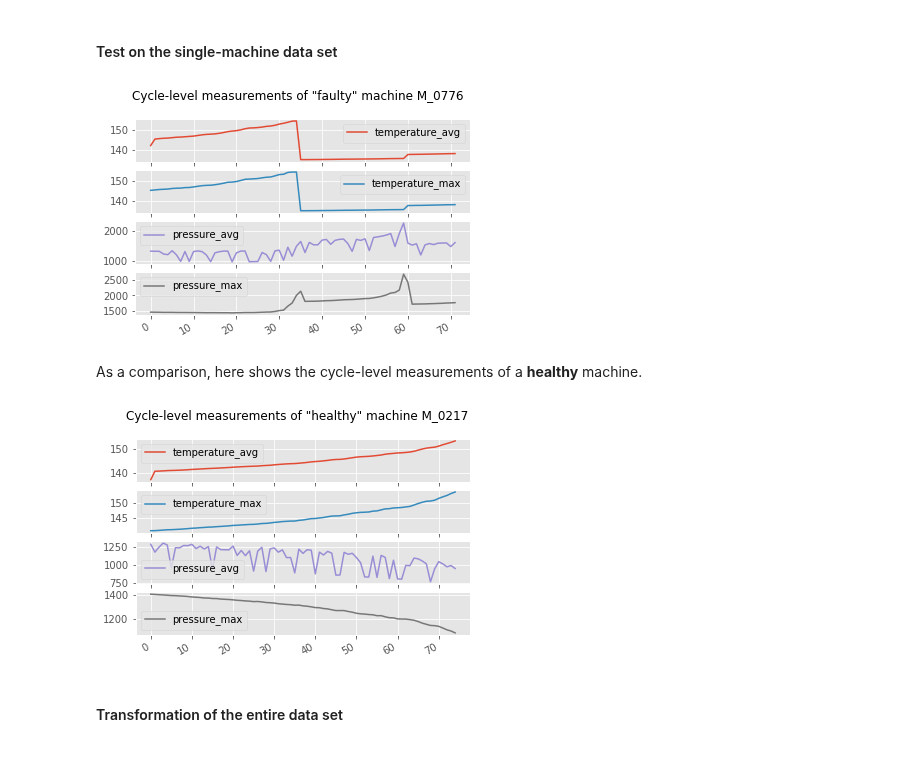
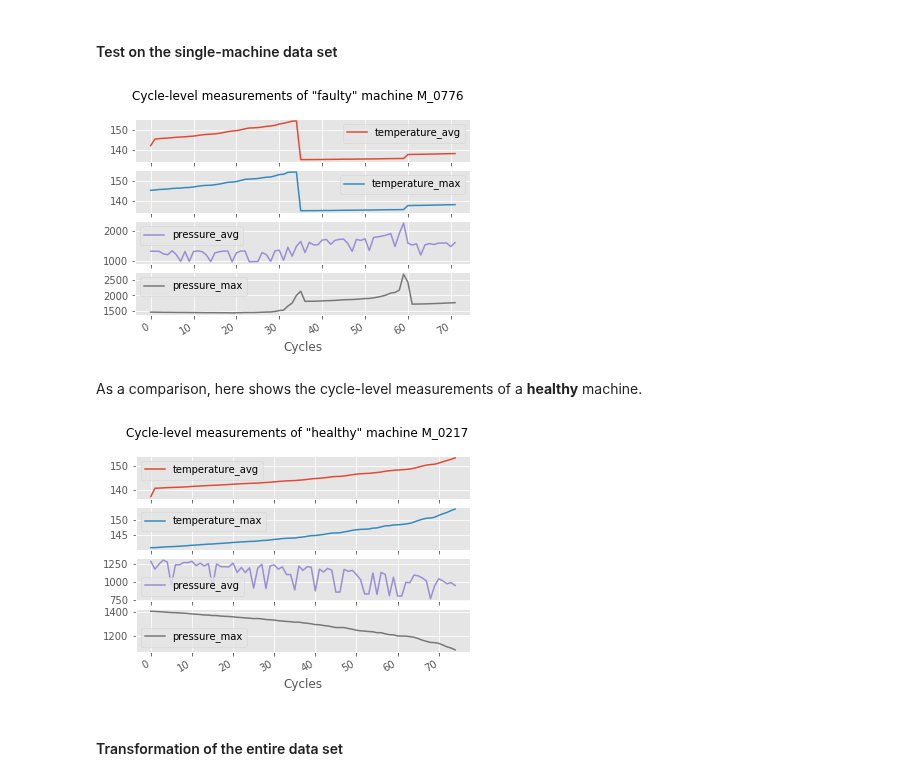
Before and after one commit to Azure/AI-PredictiveMaintenance, a Jupyter notebook: src/Notebooks/FeatureEngineering.ipynb, the cells around one changed output. Cells and saved outputs as stored; diff of their text form; code cells hidden in the pictures.

```diff
--- a/src/Notebooks/FeatureEngineering.ipynb
+++ b/src/Notebooks/FeatureEngineering.ipynb
@@ -280,13 +282,14 @@ def aggregate_cycles(df, min_gap = 30):
 # %%
 machine_cycles_df = aggregate_cycles(faulty_machine_sequence_df)
 machine_cycles_df[['temperature_avg',
              'temperature_max',
              'pressure_avg',
              'pressure_max']].toPandas().plot(subplots=True,
                                               title='Cycle-level measurements of "faulty" machine {}'.format(faultyMachineID))
+plt.xlabel('Cycles')
 plt.show()
 # %% [output]
-[figure, old version]
+[figure, new version]
 # %% [markdown]
 As a comparison, here shows the cycle-level measurements of a **healthy** machine.
 # %%
@@ -296,9 +299,10 @@ machine_cycles_df[['temperature_avg',
              'pressure_avg',
              'pressure_max']].toPandas().plot(subplots=True,
                                               title='Cycle-level measurements of "healthy" machine {}'.format(healthyMachineID))
+plt.xlabel('Cycles')
 plt.show()
 # %% [output]
-[figure, old version]
+[figure, new version]
 # %% [markdown]
 #### Transformation of the entire data set
 # %%
```
Also changed, not shown: parts of 6 cells of this notebook.
